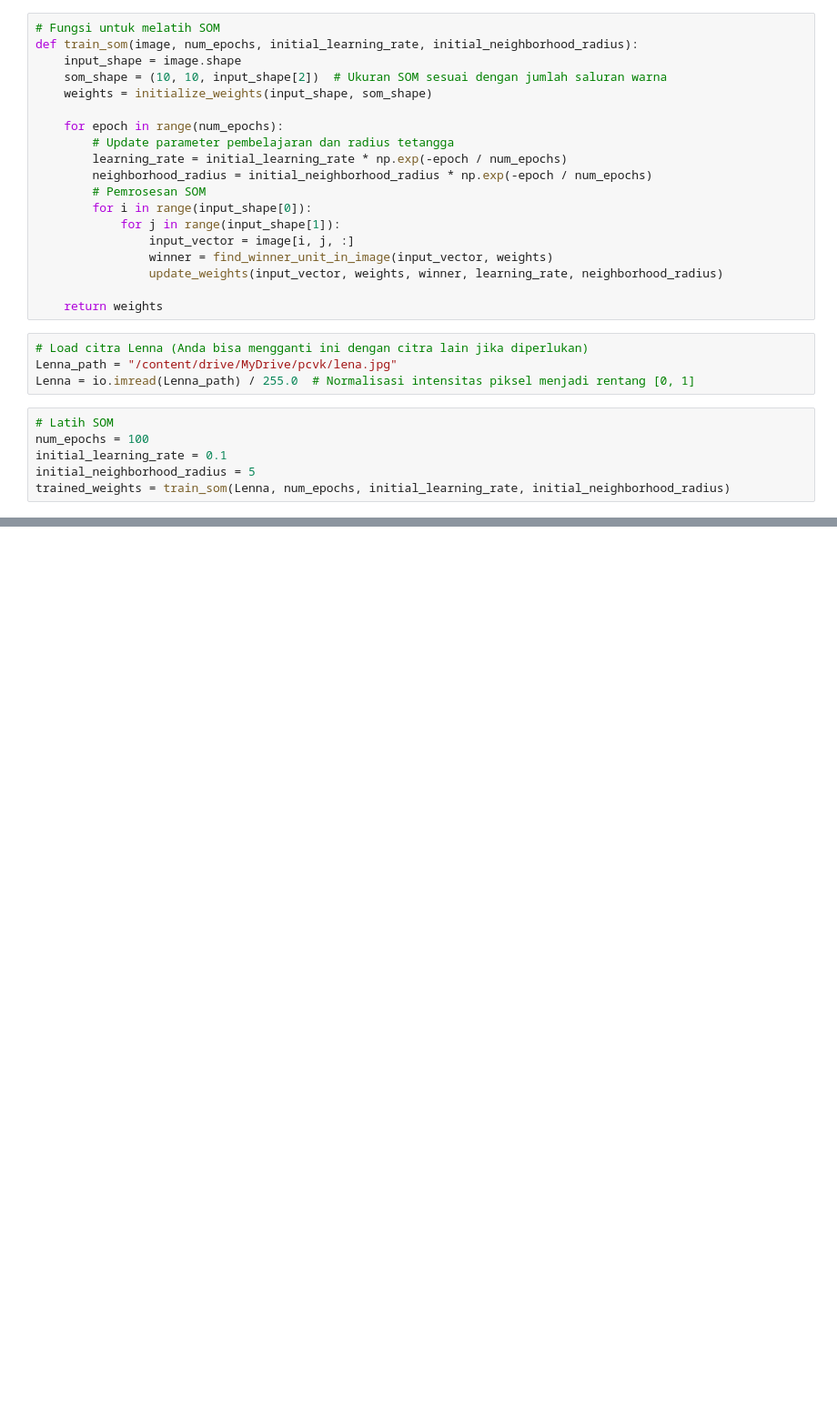
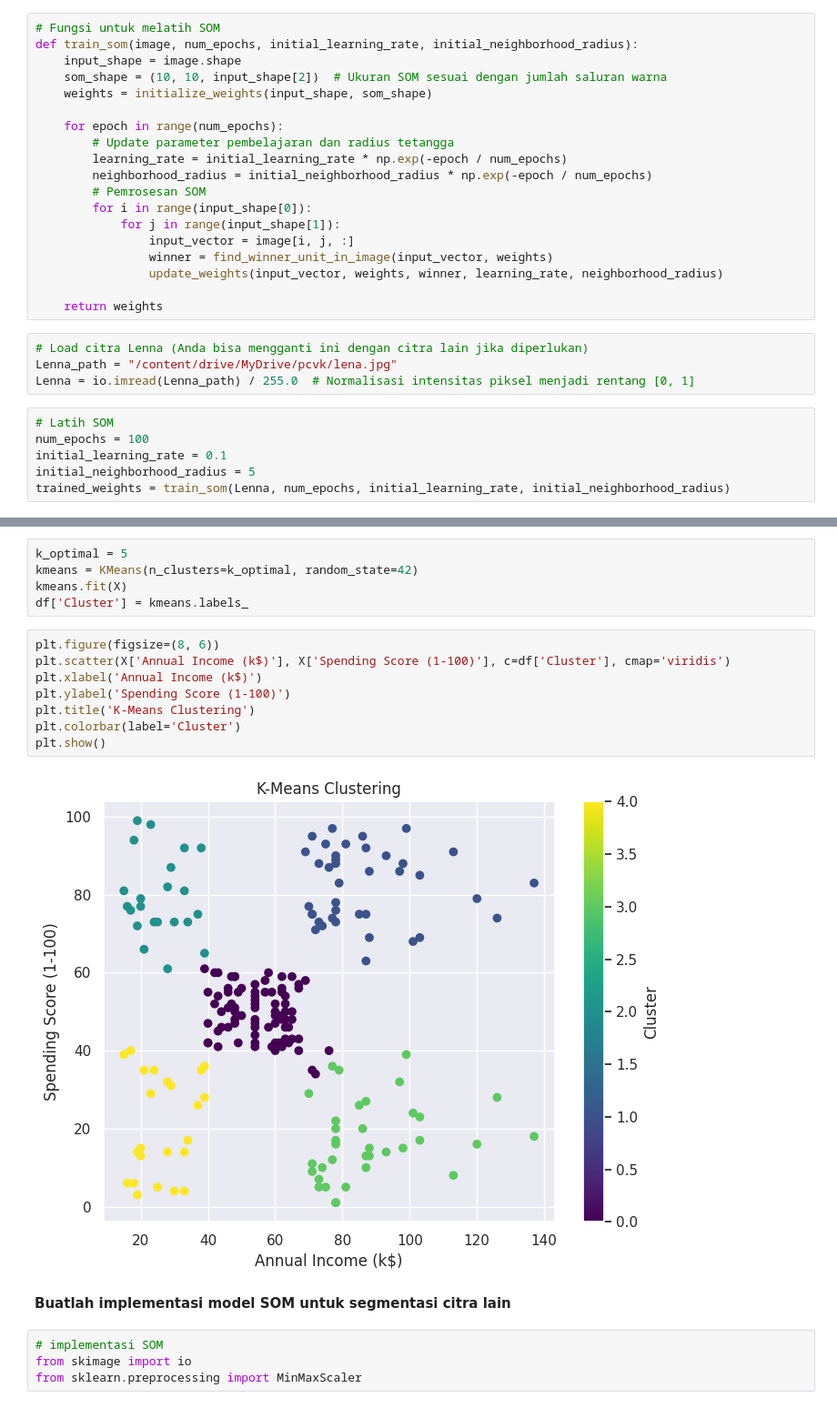
Before and after one commit to ikhwandio4/Machine_Learning_sem5, a Jupyter notebook: week7ml.ipynb, the cells around one changed output, grey strips where cells are left out. Shown at 91% size. Cells and saved outputs as stored; diff of their text form; blank space fills up the shorter version.

```diff
--- a/week7ml.ipynb
+++ b/week7ml.ipynb
@@ -377,0 +501,21 @@ plt.show()
+# %%
+k_optimal = 5
+kmeans = KMeans(n_clusters=k_optimal, random_state=42)
+kmeans.fit(X)
+df['Cluster'] = kmeans.labels_
+# %%
+plt.figure(figsize=(8, 6))
+plt.scatter(X['Annual Income (k$)'], X['Spending Score (1-100)'], c=df['Cluster'], cmap='viridis')
+plt.xlabel('Annual Income (k$)')
+plt.ylabel('Spending Score (1-100)')
+plt.title('K-Means Clustering')
+plt.colorbar(label='Cluster')
+plt.show()
+# %% [output]
+[figure, added]
+# %% [markdown]
+**Buatlah implementasi model SOM untuk segmentasi citra lain**
+# %%
+# implementasi SOM
+from skimage import io
+from sklearn.preprocessing import MinMaxScaler
```
Also changed, not shown: parts of 39 cells of this notebook.
